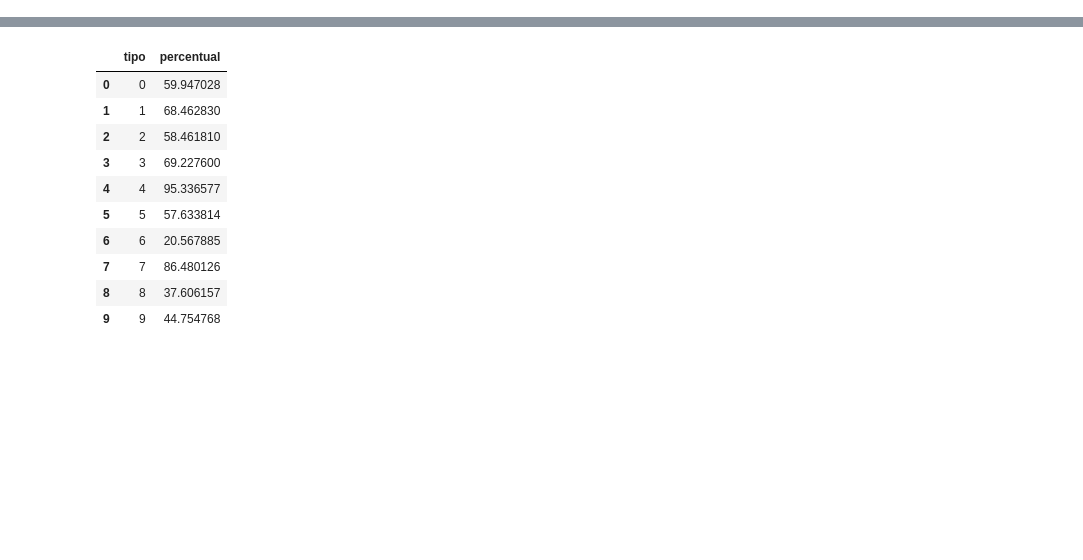
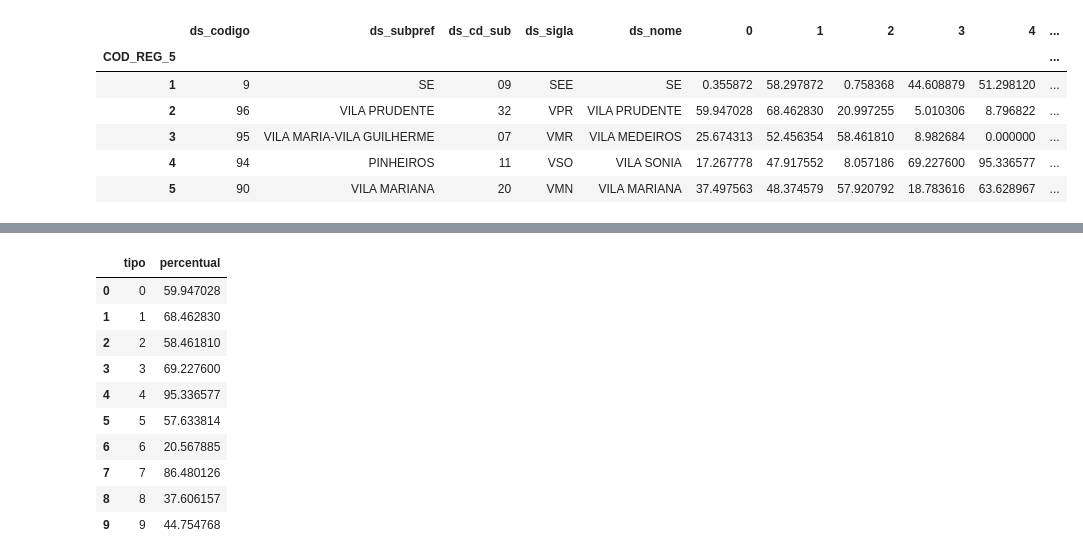
Before and after one commit to cem-usp/amostragem-em-habitacao, a Jupyter notebook: 02-proporcao-tipologia-por-distrito.ipynb, the cells around one changed output, grey strips where cells are left out. Drawn from its saved outputs; the diff is of its cells as text; code cells hidden in the pictures; blank space fills up the shorter version.

```diff
--- a/02-proporcao-tipologia-por-distrito.ipynb
+++ b/02-proporcao-tipologia-por-distrito.ipynb
@@ -5,0 +10,4 @@ gdf_tipos = gpd.read_file('resultados/tipologia_por_distrito.gpkg')
+# %%
+gdf_regiao5 = gpd.read_file('dados/REGIAO5/SIRGAS_REGIAO5.shp')
+# %%
+gdf_regiao5.set_crs(epsg=31983, inplace=True)
@@ -6,3 +24,13 @@ gdf_tipos = gpd.read_file('resultados/tipologia_por_distrito.gpkg')
+# %%
+gdf_tipos_point.sjoin(gdf_regiao5, predicate='within').groupby(by='COD_REG_5').max()
+# %% [output]
+|  | ds_codigo | ds_subpref | ds_cd_sub | ds_sigla | ds_nome | 0 | 1 | 2 | 3 | 4 | ... |
+| COD_REG_5 |  |  |  |  |  |  |  |  |  |  | ... |
+| 1 | 9 | SE | 09 | SEE | SE | 0.355872 | 58.297872 | 0.758368 | 44.608879 | 51.298120 | ... |
+| 2 | 96 | VILA PRUDENTE | 32 | VPR | VILA PRUDENTE | 59.947028 | 68.462830 | 20.997255 | 5.010306 | 8.796822 | ... |
+| 3 | 95 | VILA MARIA-VILA GUILHERME | 07 | VMR | VILA MEDEIROS | 25.674313 | 52.456354 | 58.461810 | 8.982684 | 0.000000 | ... |
+| 4 | 94 | PINHEIROS | 11 | VSO | VILA SONIA | 17.267778 | 47.917552 | 8.057186 | 69.227600 | 95.336577 | ... |
+| 5 | 90 | VILA MARIANA | 20 | VMN | VILA MARIANA | 37.497563 | 48.374579 | 57.920792 | 18.783616 | 63.628967 | ... |
 # %%
 # Adiciona uma coluna com os totais
 gdf_tipos['qt_total'] = gdf_tipos[map(str, list(range(10)))].sum(axis=1)
```
Also changed, not shown: parts of 7 cells of this notebook, 17 other files.
